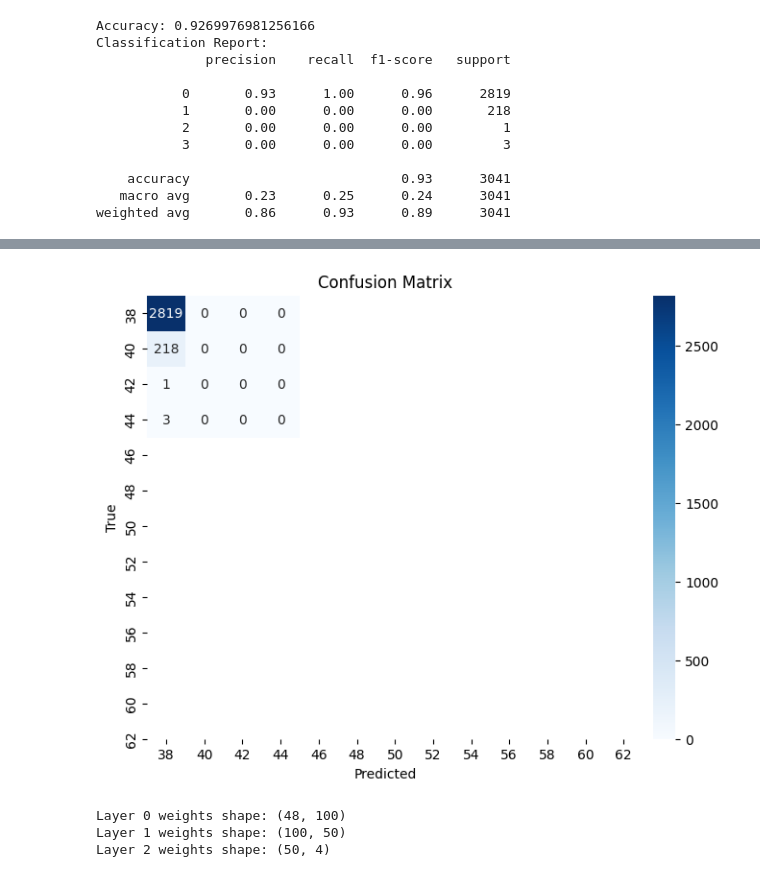
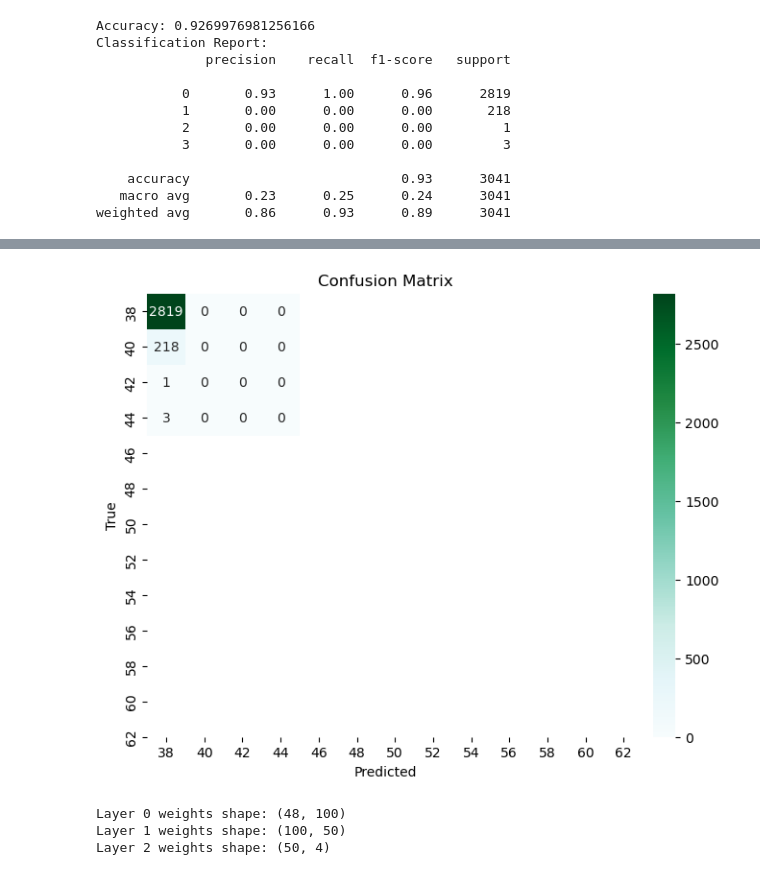
Before and after one commit to robertnesterodhiambo/MachineLEarning-School, a Jupyter notebook: dimanalysis3.ipynb, the cells around one changed output, grey strips where cells are left out. Cells and saved outputs as stored; diff of their text form; code cells hidden in the pictures.

```diff
--- a/dimanalysis3.ipynb
+++ b/dimanalysis3.ipynb
@@ -669,15 +672,19 @@ Classification Report:
    macro avg       0.23      0.25      0.24      3041
 weighted avg       0.86      0.93      0.89      3041
 # %%
+import pandas as pd
+from sklearn.model_selection import train_test_split
 from sklearn.neural_network import MLPClassifier
-from sklearn.datasets import make_classification
-from sklearn.model_selection import train_test_split
-from sklearn.preprocessing import StandardScaler
-from sklearn.pipeline import make_pipeline
 from sklearn.metrics import accuracy_score, classification_report
 from sklearn.preprocessing import LabelEncoder
-from sklearn.model_selection import train_test_split
-import graphviz
+from sklearn.impute import SimpleImputer
+
+# Load the data from Excel
+file_path = "output_file.xlsx"
+df = pd.read_excel(file_path)
+
+# Drop any rows with missing values
+df = df.dropna()
 
 # Assuming 'EnglishPromotionName_index' is the target variable and the rest are features
 target_col = 'EnglishPromotionName_index'
@@ -698,14 +705,19 @@ y = df[target_col]
 # Split the data into training and testing sets
 X_train, X_test, y_train, y_test = train_test_split(X, y, test_size=0.2, random_state=1234)
 
+# Handle missing values using mean imputation
+imputer = SimpleImputer(strategy='mean')
+X_train_imputed = imputer.fit_transform(X_train)
+X_test_imputed = imputer.transform(X_test)
+
 # Initialize the Neural Network model
 nn = MLPClassifier(hidden_layer_sizes=(64, 32), max_iter=100, random_state=1234)
 
 # Train the model
-nn.fit(X_train, y_train)
+nn.fit(X_train_imputed, y_train)
 
 # Make predictions on the test set
-predictions = nn.predict(X_test)
+predictions = nn.predict(X_test_imputed)
 
 # Evaluate the model
 accuracy = accuracy_score(y_test, predictions)
@@ -713,8 +725,3 @@ report = classification_report(y_test, predictions)
 
 print(f"Accuracy: {accuracy}")
 print(f"Classification Report:\n{report}")
-
-# Create a diagram of the neural network
-dot_data = make_pipeline(StandardScaler(), nn).named_steps['mlpclassifier'].partial_fit(X_train, y_train).forward()
-graph = graphviz.Source(dot_data)
-graph.render('nn_model_plot', format='png', cleanup=True, engine='dot')
@@ -723,20 +783,20 @@ pip install graphviz
 # %%
 import matplotlib.pyplot as plt
 import seaborn as sns
 from sklearn.metrics import confusion_matrix
 
 # Create a confusion matrix
 conf_matrix = confusion_matrix(y_test, predictions)
 
-# Plot the confusion matrix using seaborn
+# Plot the confusion matrix using seaborn with a different palette
 plt.figure(figsize=(8, 6))
-sns.heatmap(conf_matrix, annot=True, fmt='d', cmap='Blues', xticklabels=label_encoder.classes_, yticklabels=label_encoder.classes_)
+sns.heatmap(conf_matrix, annot=True, fmt='d', cmap='BuGn', xticklabels=label_encoder.classes_, yticklabels=label_encoder.classes_)
 plt.xlabel('Predicted')
 plt.ylabel('True')
 plt.title('Confusion Matrix')
 plt.show()
 # %% [output]
-[figure, old version]
+[figure, new version]
 # %%
 from sklearn.neural_network import MLPClassifier
 
```
Also changed, not shown: parts of 6 cells of this notebook, 2 other files.
